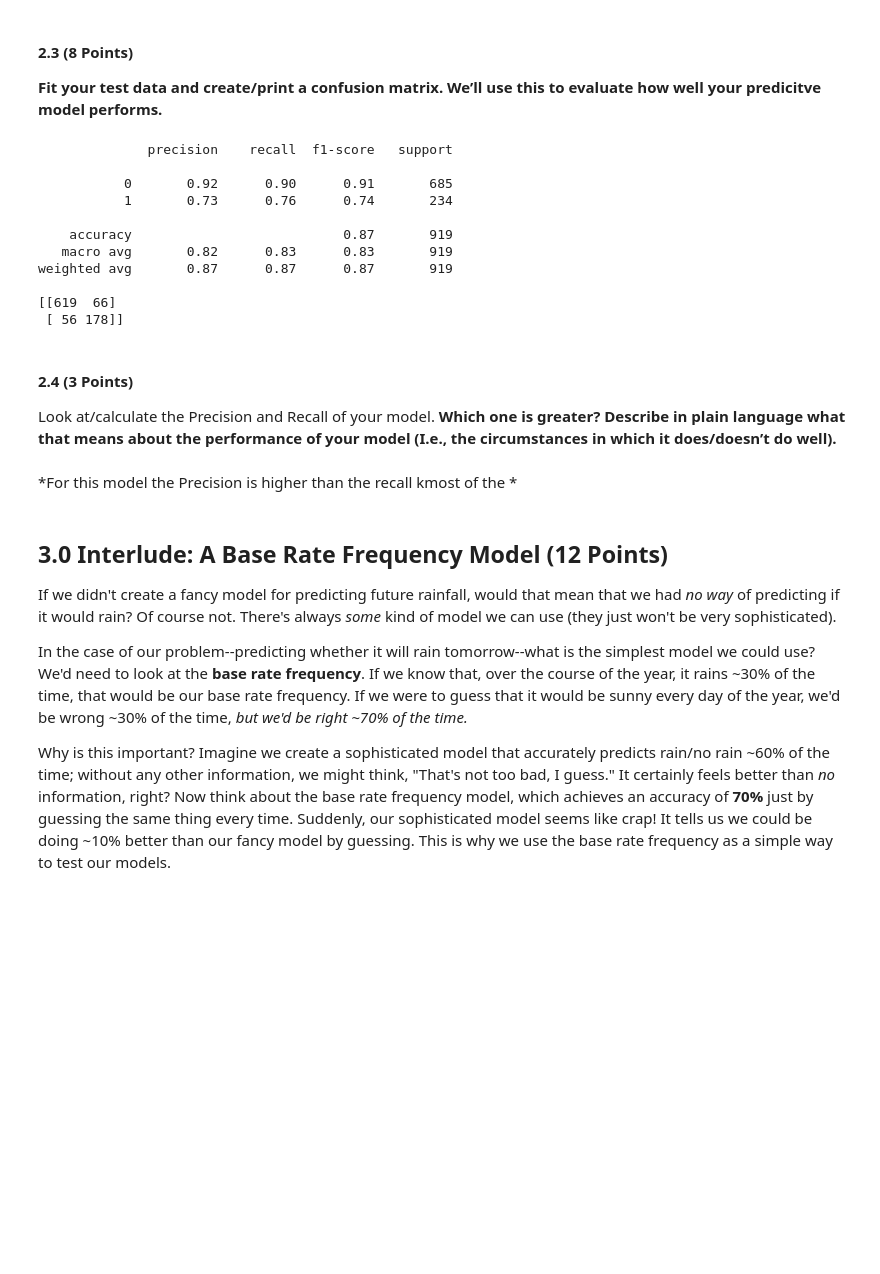
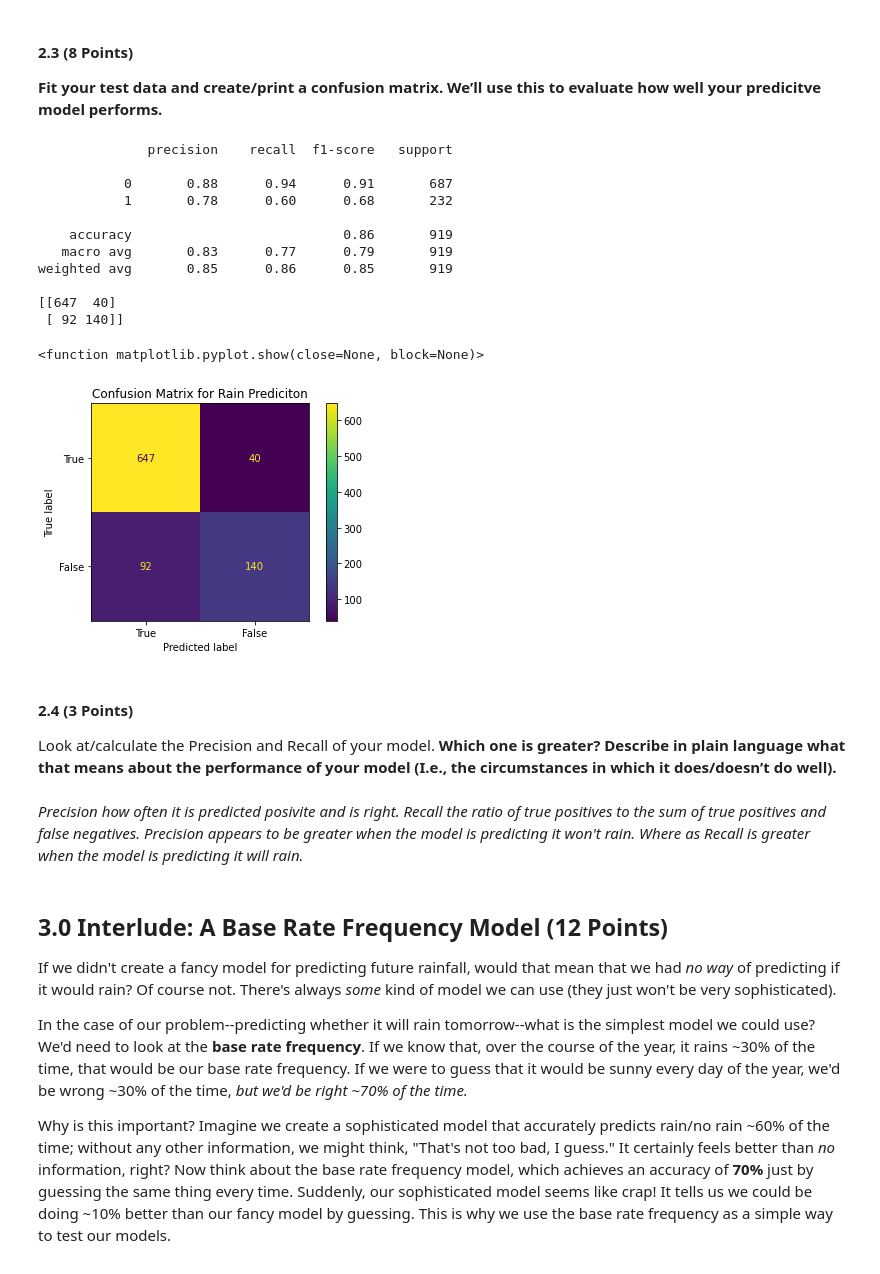
Before and after one commit to kovachel/CMSE_202_Homework_Kovach, a Jupyter notebook: hw-04/HW_4_Regression_and_SVM_Kovach.ipynb, the cells around one changed output. Cells and saved outputs as stored; diff of their text form; code cells hidden in the pictures; blank space fills up the shorter version.

```diff
--- a/hw-04/HW_4_Regression_and_SVM_Kovach.ipynb
+++ b/hw-04/HW_4_Regression_and_SVM_Kovach.ipynb
@@ -166,28 +166,37 @@ tmp_labels = train_labels
 # %%
 predict_vectors = sm.add_constant(test_data)
 true_labels = test_labels
 
 pred_labels = np.round(result.predict(predict_vectors))
 
+cm = confusion_matrix(true_labels, pred_labels)
+
 print(classification_report(true_labels, pred_labels))
 print(confusion_matrix(true_labels, pred_labels))
+
+CM = metrics.ConfusionMatrixDisplay(confusion_matrix = cm, display_labels = [True, False])
+CM.plot()
+plt.title("Confusion Matrix for Rain Prediciton")
+plt.show
 # %% [output]
               precision    recall  f1-score   support
 
-           0       0.92      0.90      0.91       685
-           1       0.73      0.76      0.74       234
+           0       0.88      0.94      0.91       687
+           1       0.78      0.60      0.68       232
 
-    accuracy                           0.87       919
-   macro avg       0.82      0.83      0.83       919
-weighted avg       0.87      0.87      0.87       919
+    accuracy                           0.86       919
+   macro avg       0.83      0.77      0.79       919
+weighted avg       0.85      0.86      0.85       919
 
-[[619  66]
- [ 56 178]]
+[[647  40]
+ [ 92 140]]
+<function matplotlib.pyplot.show(close=None, block=None)>
+[figure, added]
 # %% [markdown]
 #### 2.4 (3 Points)
 Look at/calculate the Precision and Recall of your model. **Which one is greater? Describe in plain language what that means about the performance of your model (I.e., the circumstances in which it does/doesn’t do well).**
-# %% [markdown]
-*For this model the Precision is higher than the recall kmost of the *
+# %% [markdown]
+*Precision how often it is predicted posivite and is right. Recall the ratio of true positives to the sum of true positives and false negatives. Precision appears to be greater when the model is predicting it won't rain. Where as Recall is greater when the model is predicting it will rain.*
 # %% [markdown]
 ## 3.0 Interlude: A Base Rate Frequency Model (12 Points)
 
```
Also changed, not shown: parts of 15 cells of this notebook.
